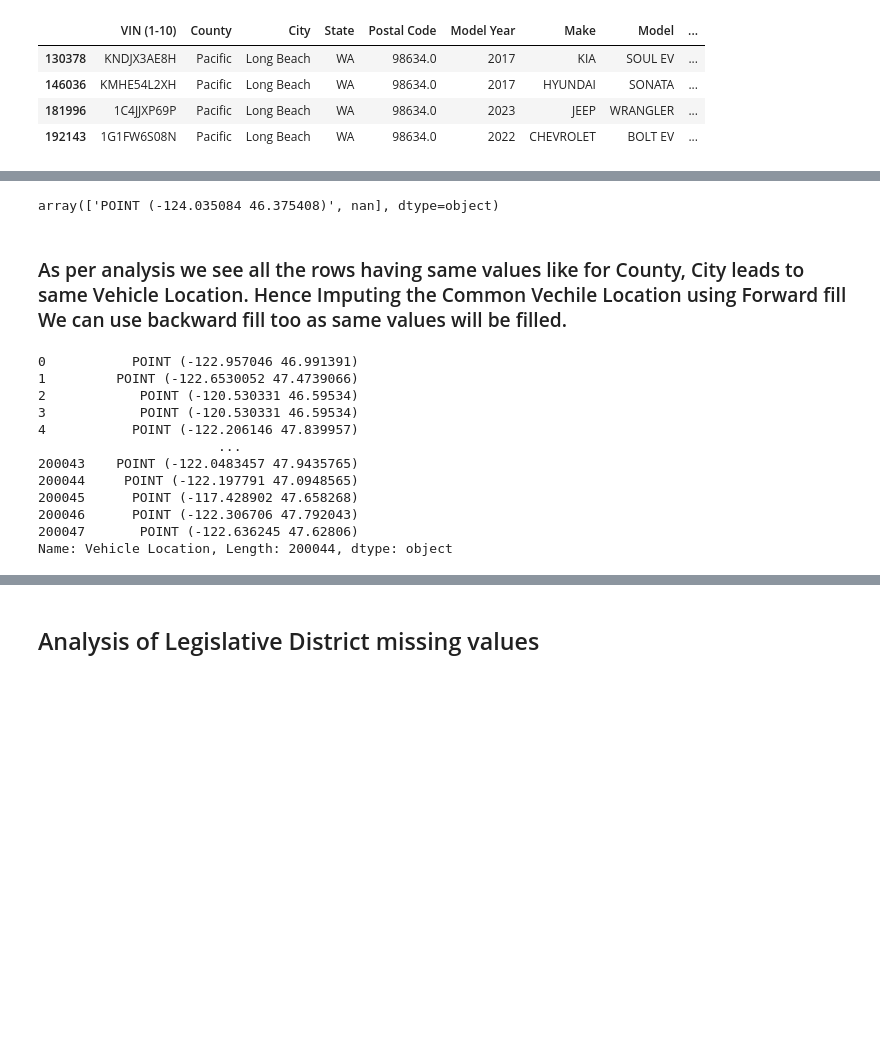
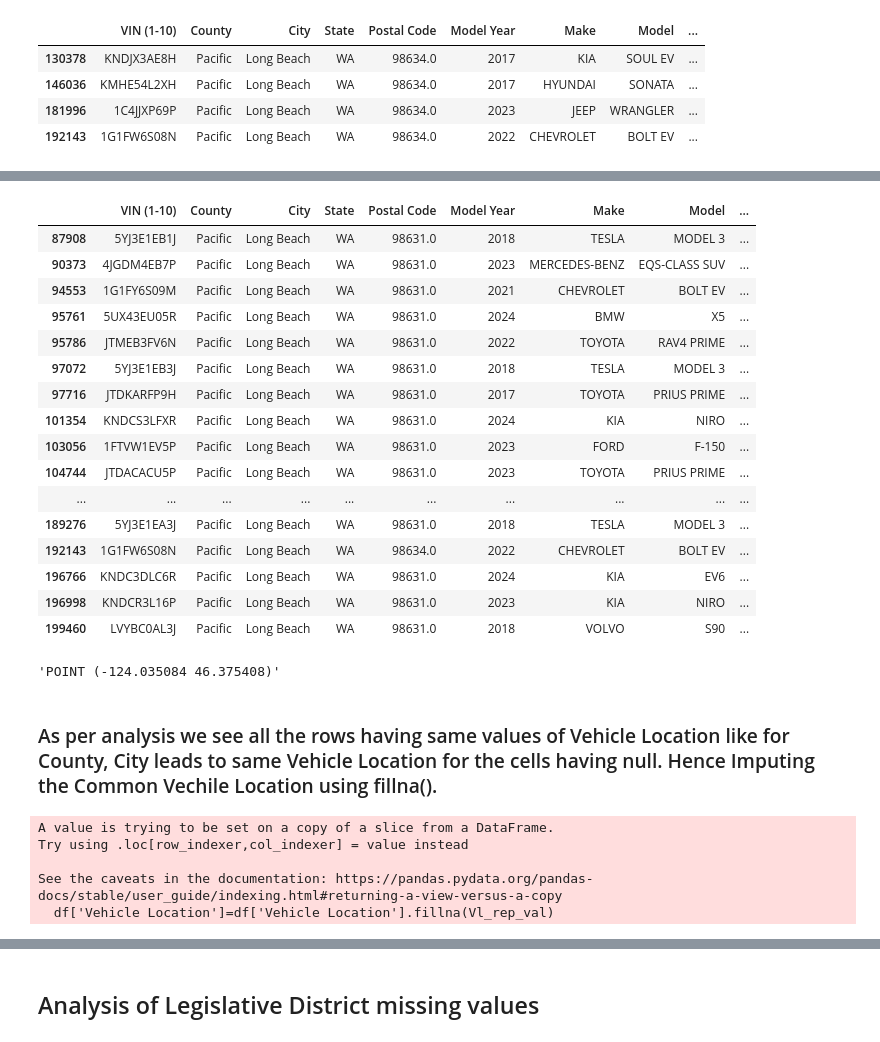
Before and after one commit to nipunnavadia/Fundamental-Mathematics-for-Data-Science-EDA-Project, a Jupyter notebook: Project1/Test.ipynb, the cells around one changed output, grey strips where cells are left out. Drawn from its saved outputs; the diff is of its cells as text; code cells hidden in the pictures; blank space fills up the shorter version.

```diff
--- a/Project1/Test.ipynb
+++ b/Project1/Test.ipynb
@@ -317,27 +342,40 @@ df[df['Vehicle Location'].isnull()]
 # %%
-Test=df[(df['County']=='Pacific') & (df['City']=='Long Beach')]
+same_loc_VL=df[(df['County']=='Pacific') & (df['City']=='Long Beach')]
+same_loc_VL
+# %% [output]
+|  | VIN (1-10) | County | City | State | Postal Code | Model Year | Make | Model | ... |
+| 87908 | 5YJ3E1EB1J | Pacific | Long Beach | WA | 98631.0 | 2018 | TESLA | MODEL 3 | ... |
+| 90373 | 4JGDM4EB7P | Pacific | Long Beach | WA | 98631.0 | 2023 | MERCEDES-BENZ | EQS-CLASS SUV | ... |
+| 94553 | 1G1FY6S09M | Pacific | Long Beach | WA | 98631.0 | 2021 | CHEVROLET | BOLT EV | ... |
+| 95761 | 5UX43EU05R | Pacific | Long Beach | WA | 98631.0 | 2024 | BMW | X5 | ... |
+| 95786 | JTMEB3FV6N | Pacific | Long Beach | WA | 98631.0 | 2022 | TOYOTA | RAV4 PRIME | ... |
+| 97072 | 5YJ3E1EB3J | Pacific | Long Beach | WA | 98631.0 | 2018 | TESLA | MODEL 3 | ... |
+| 97716 | JTDKARFP9H | Pacific | Long Beach | WA | 98631.0 | 2017 | TOYOTA | PRIUS PRIME | ... |
+| 101354 | KNDCS3LFXR | Pacific | Long Beach | WA | 98631.0 | 2024 | KIA | NIRO | ... |
+| 103056 | 1FTVW1EV5P | Pacific | Long Beach | WA | 98631.0 | 2023 | FORD | F-150 | ... |
+| 104744 | JTDACACU5P | Pacific | Long Beach | WA | 98631.0 | 2023 | TOYOTA | PRIUS PRIME | ... |
+| ... | ... | ... | ... | ... | ... | ... | ... | ... | ... |
+| 189276 | 5YJ3E1EA3J | Pacific | Long Beach | WA | 98631.0 | 2018 | TESLA | MODEL 3 | ... |
+| 192143 | 1G1FW6S08N | Pacific | Long Beach | WA | 98634.0 | 2022 | CHEVROLET | BOLT EV | ... |
+| 196766 | KNDC3DLC6R | Pacific | Long Beach | WA | 98631.0 | 2024 | KIA | EV6 | ... |
+| 196998 | KNDCR3L16P | Pacific | Long Beach | WA | 98631.0 | 2023 | KIA | NIRO | ... |
+| 199460 | LVYBC0AL3J | Pacific | Long Beach | WA | 98631.0 | 2018 | VOLVO | S90 | ... |
 # %%
-Test['Vehicle Location'].unique()
+Vl_rep_val=same_loc_VL['Vehicle Location'].unique()
+Vl_rep_val=Vl_rep_val[0]
+Vl_rep_val
 # %% [output]
-array(['POINT (-124.035084 46.375408)', nan], dtype=object)
+'POINT (-124.035084 46.375408)'
 # %% [markdown]
-### As per analysis we see all the rows having same values like for County, City leads to same Vehicle Location. Hence Imputing the Common Vechile Location using Forward fill We can use backward fill too as same values will be filled.
+### As per analysis we see all the rows having same values of Vehicle Location like for County, City leads to same Vehicle Location for the cells having null. Hence Imputing the Common Vechile Location using fillna().
-# %%
-# Need to replace with hard value instead of back or forward fill.
-df['Vehicle Location'].ffill()
-# %% [output]
-0           POINT (-122.957046 46.991391)
-1         POINT (-122.6530052 47.4739066)
-2            POINT (-120.530331 46.59534)
-3            POINT (-120.530331 46.59534)
-4           POINT (-122.206146 47.839957)
-                       ...
-200043    POINT (-122.0483457 47.9435765)
-200044     POINT (-122.197791 47.0948565)
-200045      POINT (-117.428902 47.658268)
-200046      POINT (-122.306706 47.792043)
-200047       POINT (-122.636245 47.62806)
-Name: Vehicle Location, Length: 200044, dtype: object
+# %%
+df['Vehicle Location']=df['Vehicle Location'].fillna(Vl_rep_val)
+# %% [output]
+A value is trying to be set on a copy of a slice from a DataFrame.
+Try using .loc[row_indexer,col_indexer] = value instead
+
+See the caveats in the documentation: https://pandas.pydata.org/pandas-docs/stable/user_guide/indexing.html#returning-a-view-versus-a-copy
+  df['Vehicle Location']=df['Vehicle Location'].fillna(Vl_rep_val)
 # %%
 df.isnull().sum().sort_values(ascending=False)
 # %% [output]
```
Also changed, not shown: parts of 11 cells of this notebook.
